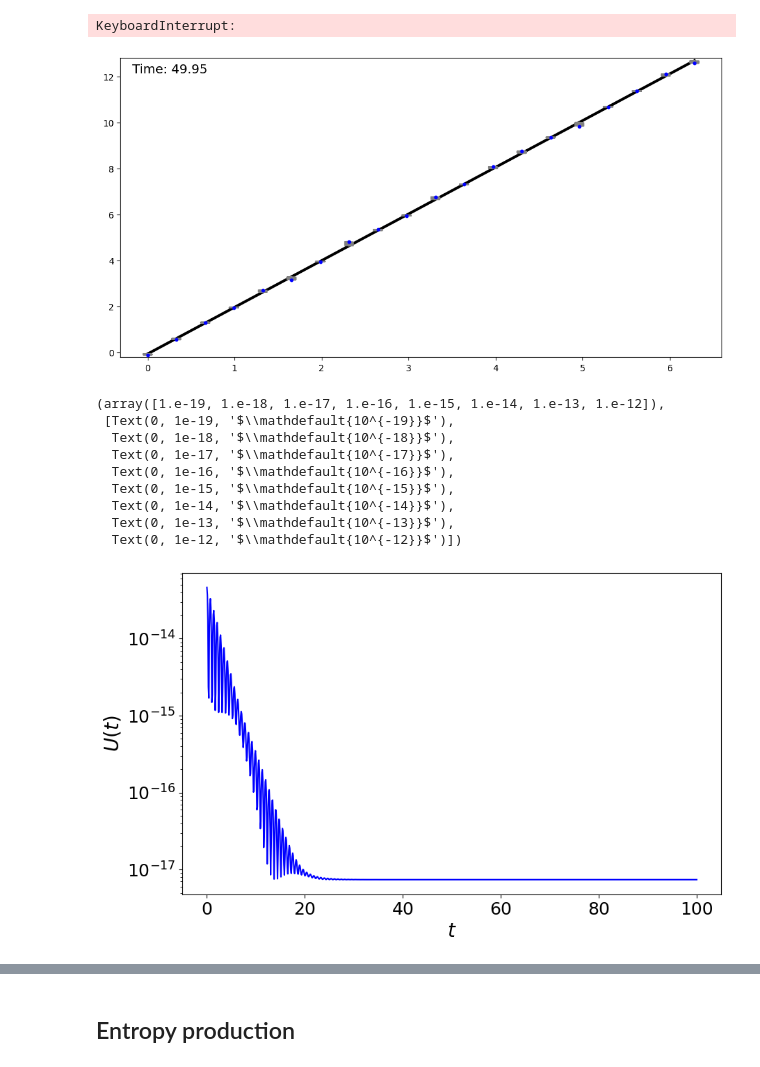
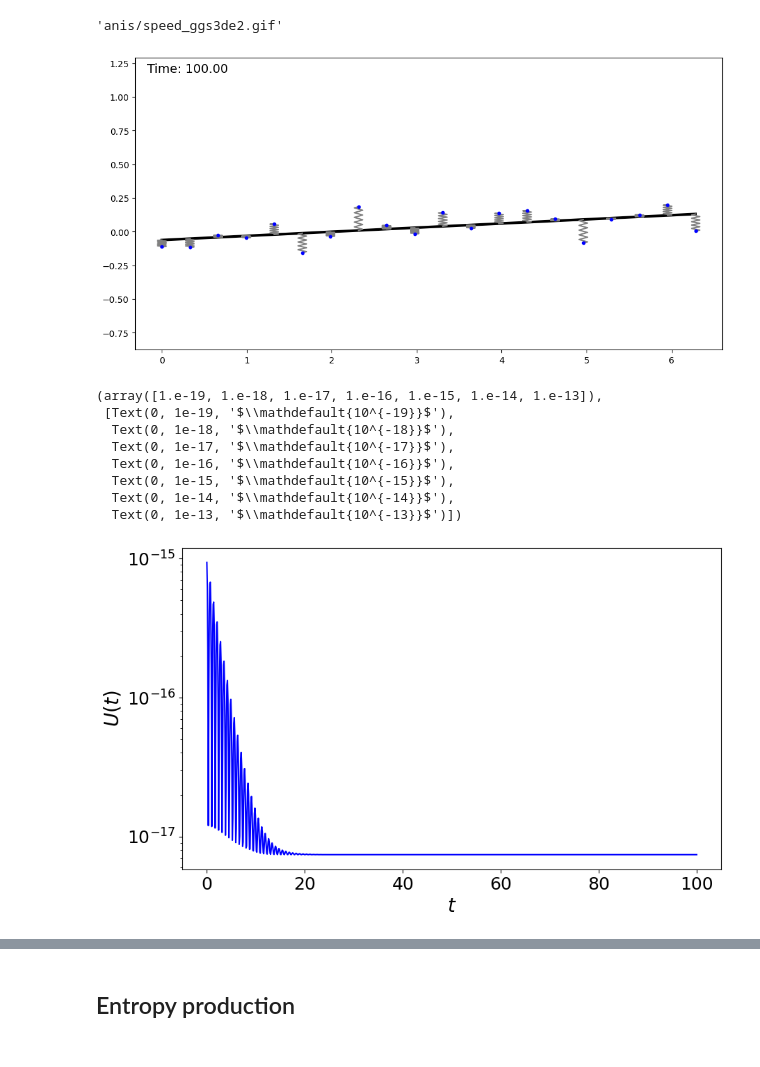
Before and after one commit to bestquark/springs-and-sticks, a Jupyter notebook: speed.ipynb, the cells around one changed output, grey strips where cells are left out. Cells and saved outputs as stored; diff of their text form; code cells hidden in the pictures.

```diff
--- a/speed.ipynb
+++ b/speed.ipynb
@@ -14,14 +14,14 @@ import sympy as sp
 torch.manual_seed(0)
 u_i = torch.linspace(0, 2*torch.pi, 20).reshape(1, -1)
 # y_i = torch.sin(u_i) + 0.1*torch.randn_like(u_i)
-y_i = 2*u_i + 0.1*torch.randn_like(u_i)
+y_i = 0.1*torch.randn_like(u_i)
 
 dof = 1
 batch_size, state_size, t_size = 1000, (dof+1)*2, 1000
 sde = GGS3DE(dof, u_i, y_i, friction=1, temp=1, k=1e-16, M=1e-16)
 
 ts = torch.linspace(0, 100, t_size)
-y0 = torch.rand(size=(batch_size, state_size))
+y0 = (torch.rand(size=(batch_size, state_size))-0.5)*3
 
 with torch.no_grad():
     ys_gen = torchsde.sdeint(sde, y0, ts, method='euler')  # (t_size, batch_size, state_size)
@@ -46,27 +46,26 @@ Done initializing.
 # %%
 generalized_animation(ts, ys_gen[:,0,:], np.array(u_i.flatten()), np.array(y_i.flatten()), path='anis/speed_ggs3de2.gif')
 # %% [output]
-KeyboardInterrupt:
+'anis/speed_ggs3de2.gif'
-[figure, old version]
+[figure, new version]
 # %%
-costs = sde.cost(ys_gen[:, 0, :]).detach().numpy()
+costs = sde.cost(ys_gen[:, 2, :]).detach().numpy()
 
 plt.figure(figsize=(10, 6))
 plt.plot(ts, costs, label='Mean Cost', color='blue')
 plt.yscale('log')
 # plt.fill_between(ts, mean_costs - std_costs, mean_costs + std_costs, color='blue', alpha=0.2)
 plt.xlabel(r'$t$', fontsize=20)
 plt.ylabel(r'$U(t)$', fontsize=20)
 plt.xticks(fontsize=18)
 plt.yticks(fontsize=18)
 # %% [output]
-(array([1.e-19, 1.e-18, 1.e-17, 1.e-16, 1.e-15, 1.e-14, 1.e-13, 1.e-12]),
+(array([1.e-19, 1.e-18, 1.e-17, 1.e-16, 1.e-15, 1.e-14, 1.e-13]),
  [Text(0, 1e-19, '$\\mathdefault{10^{-19}}$'),
   Text(0, 1e-18, '$\\mathdefault{10^{-18}}$'),
   Text(0, 1e-17, '$\\mathdefault{10^{-17}}$'),
   Text(0, 1e-16, '$\\mathdefault{10^{-16}}$'),
   Text(0, 1e-15, '$\\mathdefault{10^{-15}}$'),
   Text(0, 1e-14, '$\\mathdefault{10^{-14}}$'),
-  Text(0, 1e-13, '$\\mathdefault{10^{-13}}$'),
-  Text(0, 1e-12, '$\\mathdefault{10^{-12}}$')])
+  Text(0, 1e-13, '$\\mathdefault{10^{-13}}$')])
-[figure, old version]
+[figure, new version]
```
Also changed, not shown: parts of 14 cells of this notebook, 6 other files.
